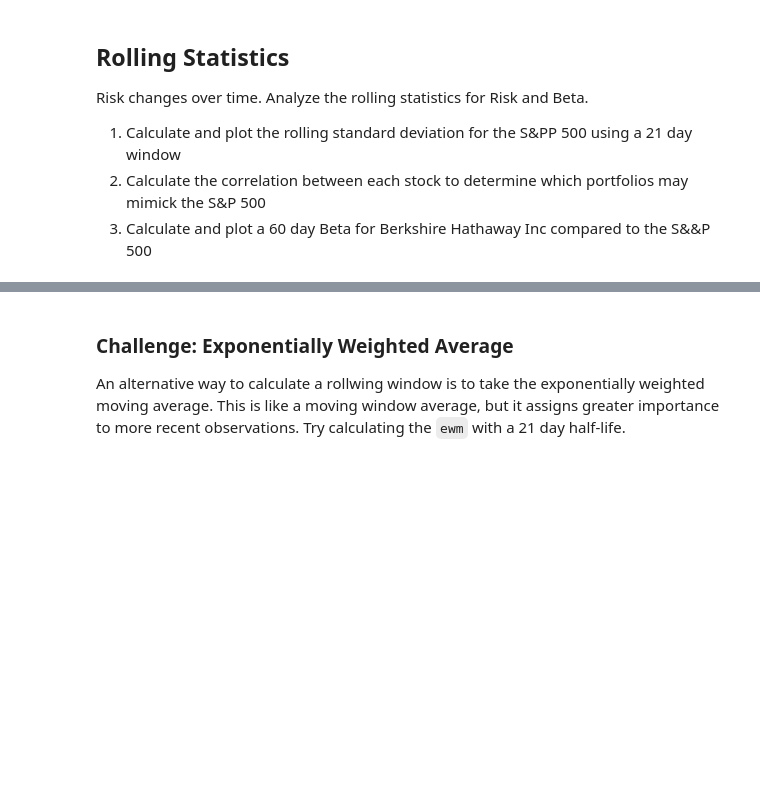
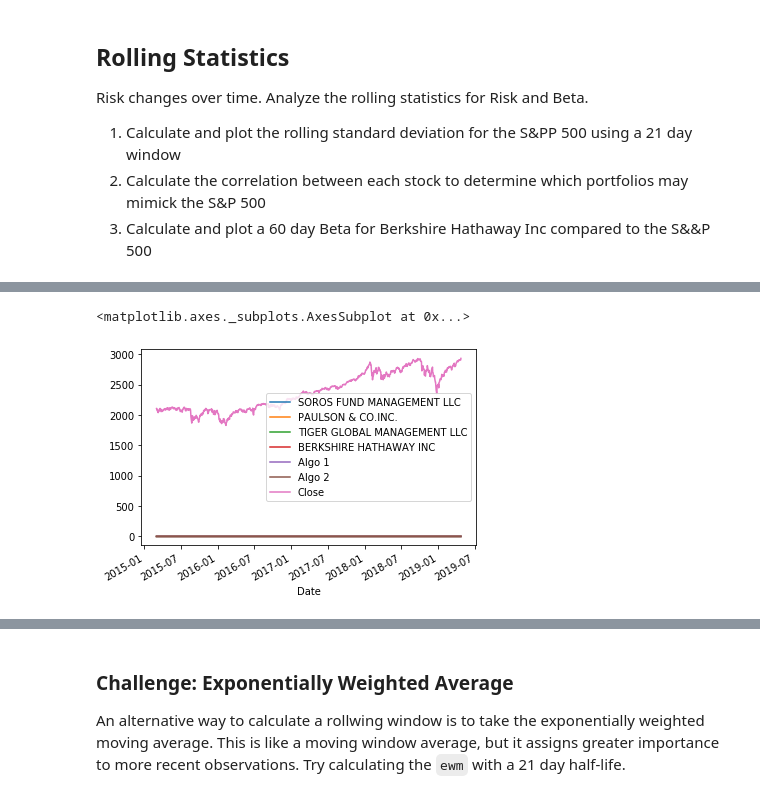
Before and after one commit to lil-bright/Pandas_Homework, a Jupyter notebook: whale_analysis.ipynb, the cells around one changed output, grey strips where cells are left out. Drawn from its saved outputs; the diff is of its cells as text; code cells hidden in the pictures; blank space fills up the shorter version.

```diff
--- a/whale_analysis.ipynb
+++ b/whale_analysis.ipynb
@@ -378,0 +440,6 @@ Risk changes over time. Analyze the rolling statistics for Risk and Beta.
+# %%
+# Correlation
+combined_data.plot()
+# %% [output]
+<matplotlib.axes._subplots.AxesSubplot at 0x...>
+[figure, added]
```
Also changed, not shown: parts of 25 cells of this notebook.
